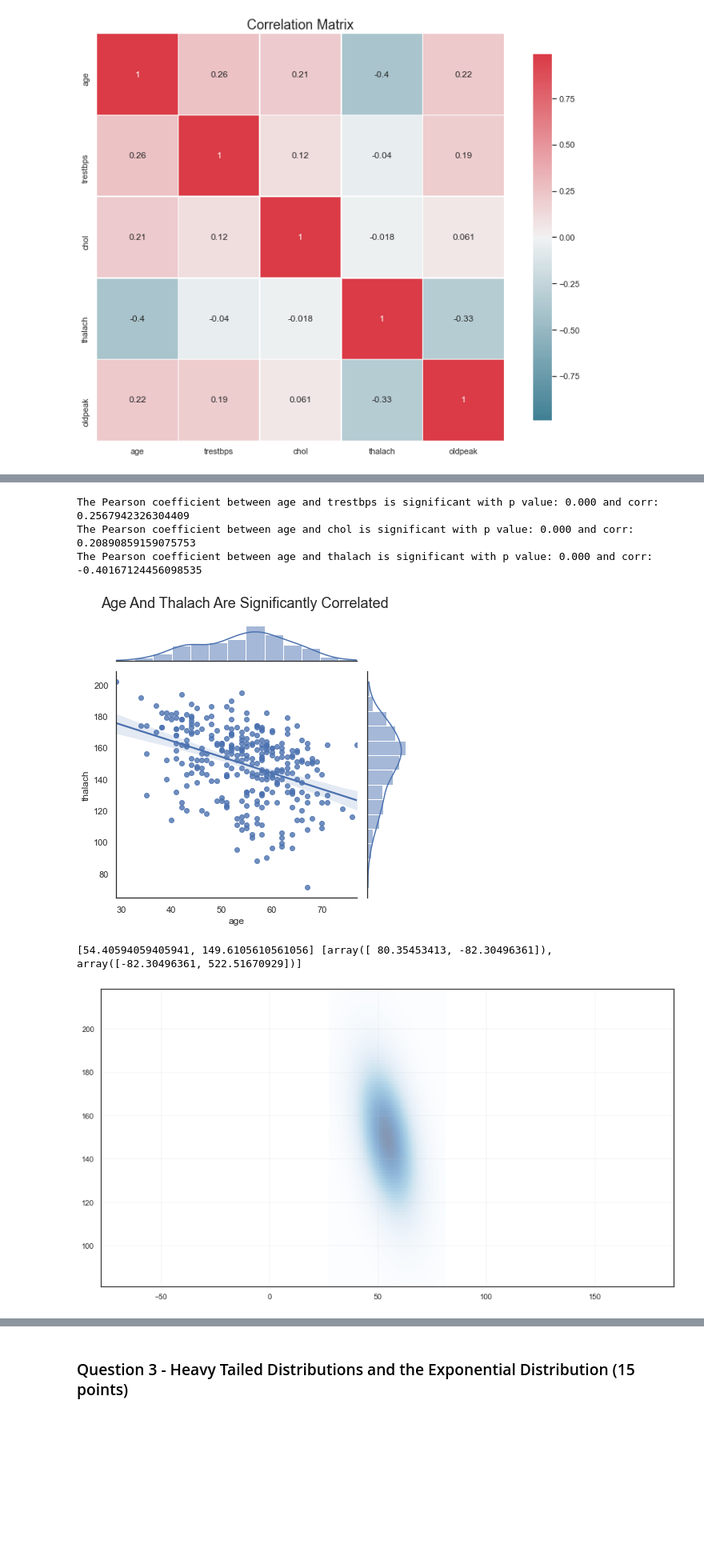
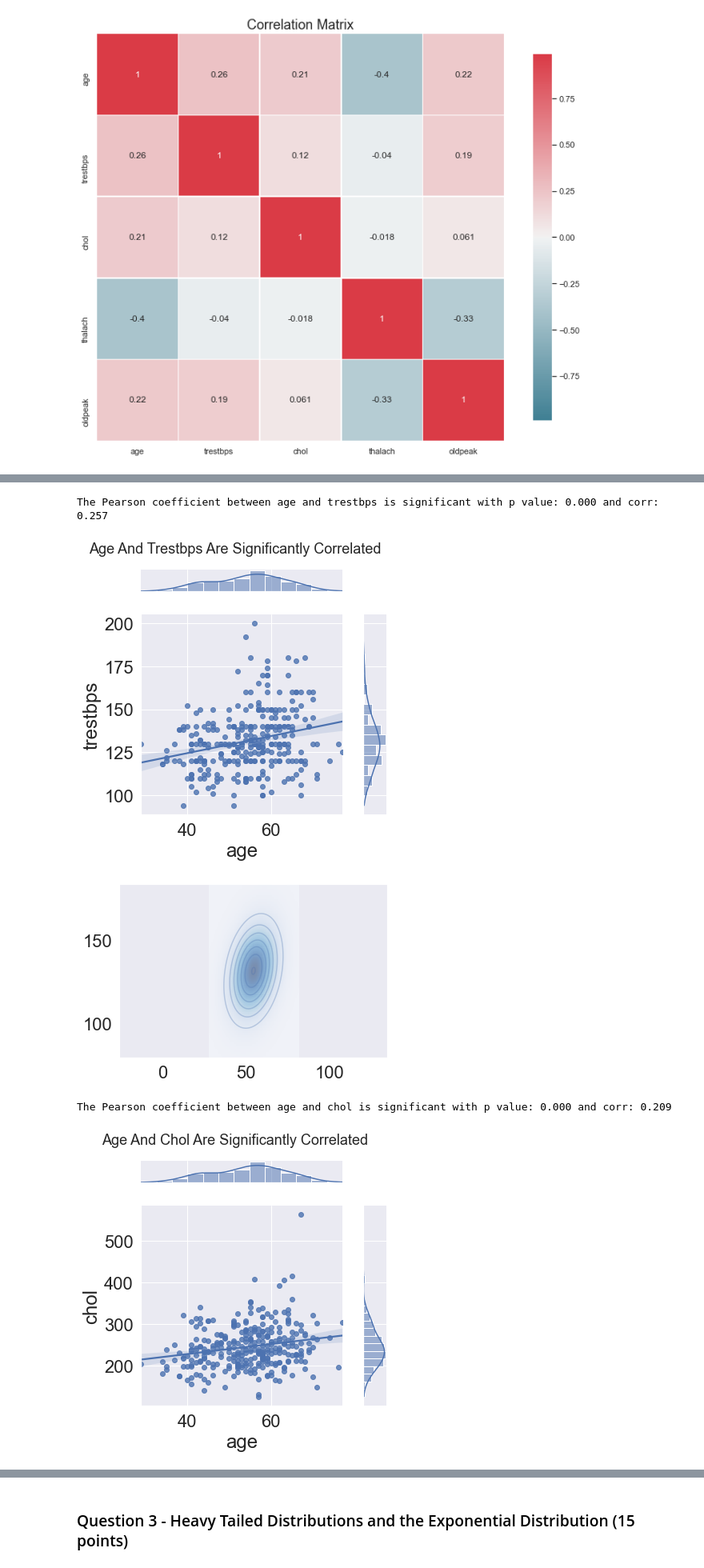
Before and after one commit to EyalMichaeli/IDC_masters, a Jupyter notebook: SnDA/HW3/HW3.ipynb, the cells around one changed output, grey strips where cells are left out. Shown at 80% size. Saved outputs shown, nothing was run; the diff lists cells and outputs as text; code cells hidden in the pictures; blank space fills up the shorter version.

```diff
--- a/SnDA/HW3/HW3.ipynb
+++ b/SnDA/HW3/HW3.ipynb
@@ -279,8 +279,7 @@ def plot_2d_Gaussian_pdf(means, cov):
     Y = mn.pdf(Xgrid, means, cov)
     fig, ax = plt.subplots()
     ax.pcolorfast(x1, x2, Y.reshape(x1_v.shape), alpha=0.5, cmap='Blues')
-    ax.contour(x1_v, x2_v, Y.reshape(x1_v.shape),
-               levels=[0.05, 0.1, 0.15, 0.2], alpha=0.3, colors='b')
+    ax.contour(x1_v, x2_v, Y.reshape(x1_v.shape),alpha=0.3, colors='b')
     ax.axis('equal')
     ax.grid(alpha=0.2)
     plt.show()
@@ -519,28 +515,24 @@ plt.show()
 # %%
 COMBS = list(itertools.combinations(NUMERICAL_COLUMNS, 2))
-PEARSON_COEF_THRESHOLD = 0.3
+PEARSON_COEF_THRESHOLD = 0.2
 # %%
 for comb in COMBS:
     pearson_val, pearson_pval = stats.pearsonr(df[comb[0]], df[comb[1]])
     comb_0, comb_1 = comb[0], comb[1]
-    if pearson_pval <= 0.05:
-        print(f'The Pearson coefficient between {comb_0} and {comb_1} is significant with p value: {pearson_pval:.3f} and corr: {pearson_val}')
-        if abs(pearson_val) < PEARSON_COEF_THRESHOLD:
-            continue
+    if pearson_pval <= 0.05 and abs(pearson_val) > PEARSON_COEF_THRESHOLD:
+        print(f'The Pearson coefficient between {comb_0} and {comb_1} is significant with p value: {pearson_pval:.3f} and corr: {pearson_val:.3f}')
         jointplot = sns.jointplot(df[comb_0], df[comb_1], kind="reg")
         jointplot.fig.suptitle(f'{comb_0} And {comb_1} Are Significantly Correlated'.title(), fontsize=18)
         jointplot.fig.tight_layout()
         jointplot.fig.subplots_adjust(top=0.9)
         plt.show()
-        cov = list(np.cov(df[comb_0], df[comb_1]))
+        cov = np.cov(df[comb_0], df[comb_1])
+
         means = [np.mean(df[comb_0]), np.mean(df[comb_1])]
-        print(means, cov)
-
         plot_2d_Gaussian_pdf(means, cov)
 # %% [output]
-The Pearson coefficient between age and trestbps is significant with p value: 0.000 and corr: 0.2567942326304409
-The Pearson coefficient between age and chol is significant with p value: 0.000 and corr: 0.20890859159075753
-The Pearson coefficient between age and thalach is significant with p value: 0.000 and corr: -0.40167124456098535
+The Pearson coefficient between age and trestbps is significant with p value: 0.000 and corr: 0.257
-[figure, old version]
+[figure, new version]
+[figure, new version]
-[54.40594059405941, 149.6105610561056] [array([ 80.35453413, -82.30496361]), array([-82.30496361, 522.51670929])]
+The Pearson coefficient between age and chol is significant with p value: 0.000 and corr: 0.209
-[figure, old version]
+[figure, new version]
```
Also changed, not shown: parts of 31 cells of this notebook.
